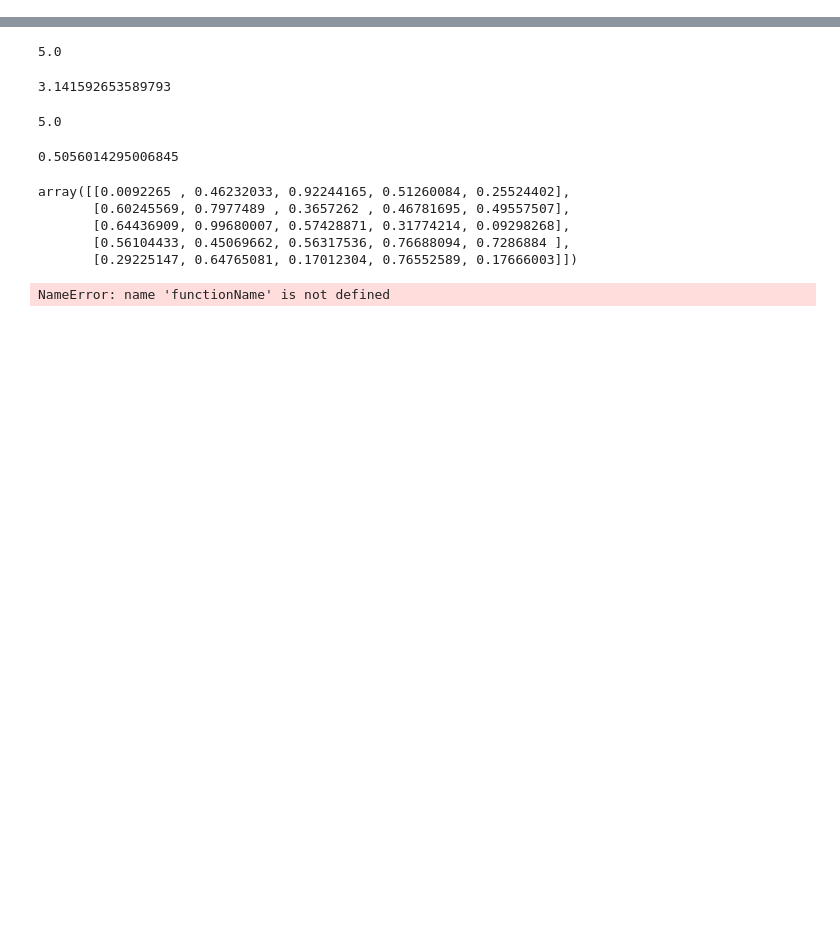
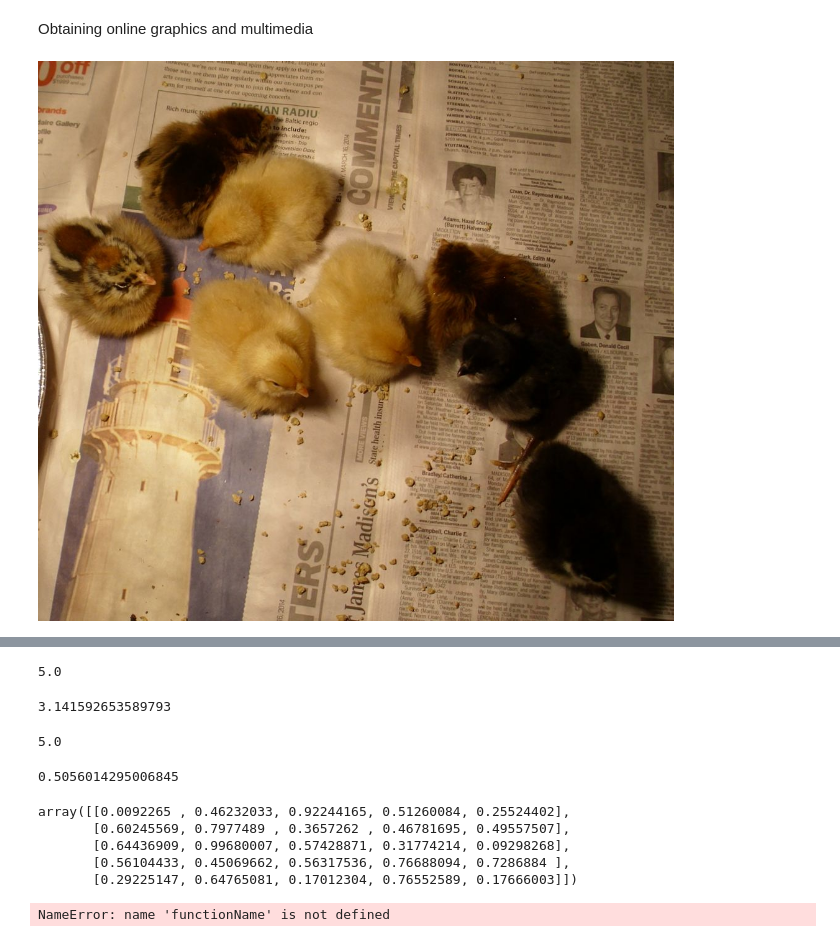
Before and after one commit to cuechikw/python-notebooks, a Jupyter notebook: Introduction to Python Notebook.ipynb, the cells around one changed output, grey strips where cells are left out. Saved outputs shown, nothing was run; the diff lists cells and outputs as text; code cells hidden in the pictures; blank space fills up the shorter version.

```diff
--- a/Introduction to Python Notebook.ipynb
+++ b/Introduction to Python Notebook.ipynb
@@ -0,0 +133,10 @@
+# %% [markdown]
+Obtaining online graphics and multimedia
+# %%
+from IPython.display import Image
+Embed = Image(
+    'http://blog.johnmuellerbooks.com/' +
+    'wp-content/uploads/2015/04/Layer-Hens.jpg')
+Embed
+# %% [output]
+[figure, added]
```
Also changed, not shown: parts of 38 cells of this notebook.
